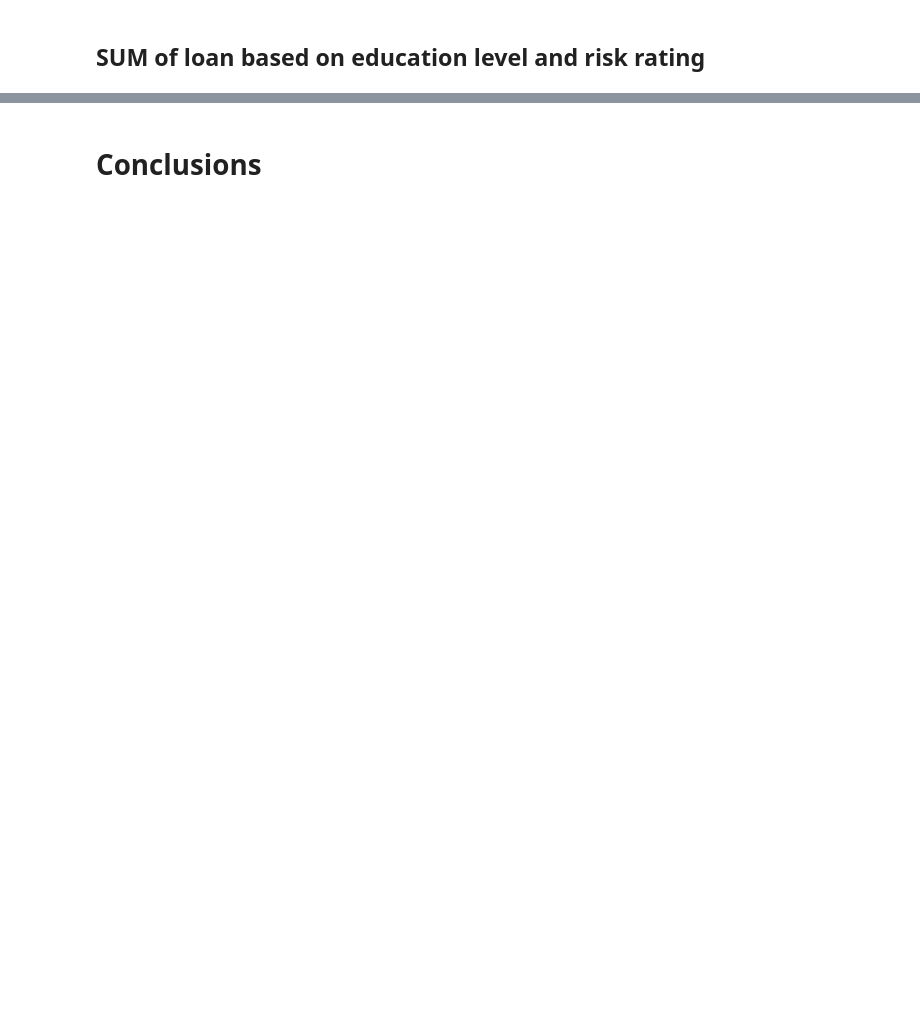
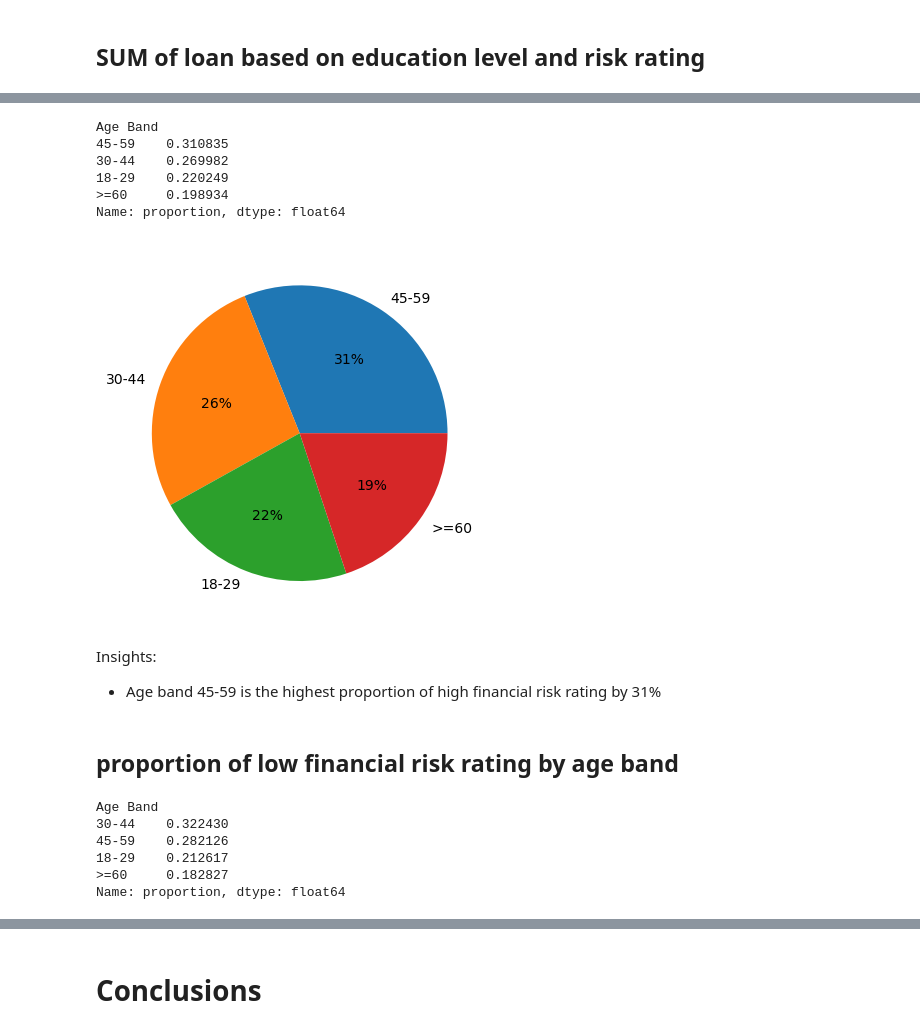
Before and after one commit to Gustana/Personal-Financial-Risk-Analysis, a Jupyter notebook: analysis.ipynb, the cells around one changed output, grey strips where cells are left out. Cells and saved outputs as stored; diff of their text form; code cells hidden in the pictures; blank space fills up the shorter version.

```diff
--- a/analysis.ipynb
+++ b/analysis.ipynb
@@ -1285,0 +1325,42 @@ Insights:
+# %%
+prop_high_risk_rating_by_age_band = df_clean.loc[
+    df_clean["Risk Rating"]=="High",
+    "Age Band"
+].value_counts(normalize=True)
+
+prop_high_risk_rating_by_age_band
+# %% [output]
+Age Band
+45-59    0.310835
+30-44    0.269982
+18-29    0.220249
+>=60     0.198934
+Name: proportion, dtype: float64
+# %%
+plt.pie(
+    prop_high_risk_rating_by_age_band,
+    labels=prop_high_risk_rating_by_age_band.index,
+    autopct="%i%%"
+)
+plt.show()
+# %% [output]
+[figure, added]
+# %% [markdown]
+Insights:
+- Age band 45-59 is the highest proportion of high financial risk rating by 31%
+# %% [markdown]
+## proportion of low financial risk rating by age band
+# %%
+prop_low_risk_rating_by_age_band = df_clean.loc[
+    df_clean["Risk Rating"]=="Low",
+    "Age Band"
+].value_counts(normalize=True)
+
+prop_low_risk_rating_by_age_band
+# %% [output]
+Age Band
+30-44    0.322430
+45-59    0.282126
+18-29    0.212617
+>=60     0.182827
+Name: proportion, dtype: float64
```
Also changed, not shown: parts of 42 cells of this notebook.
